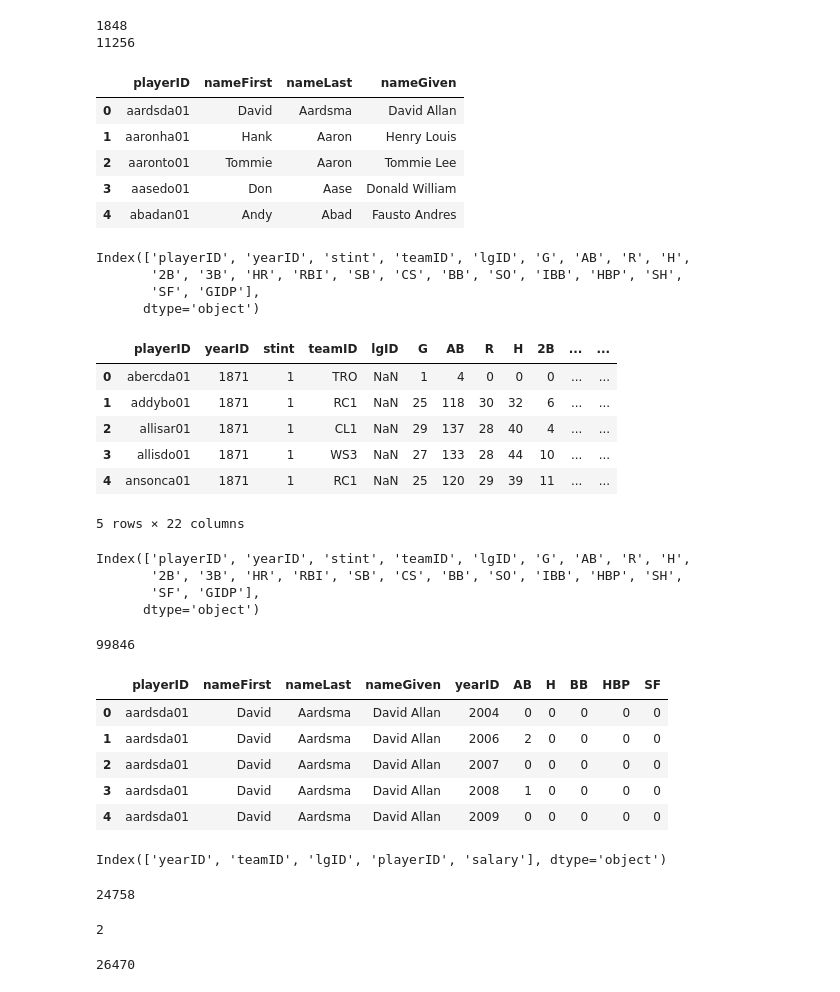
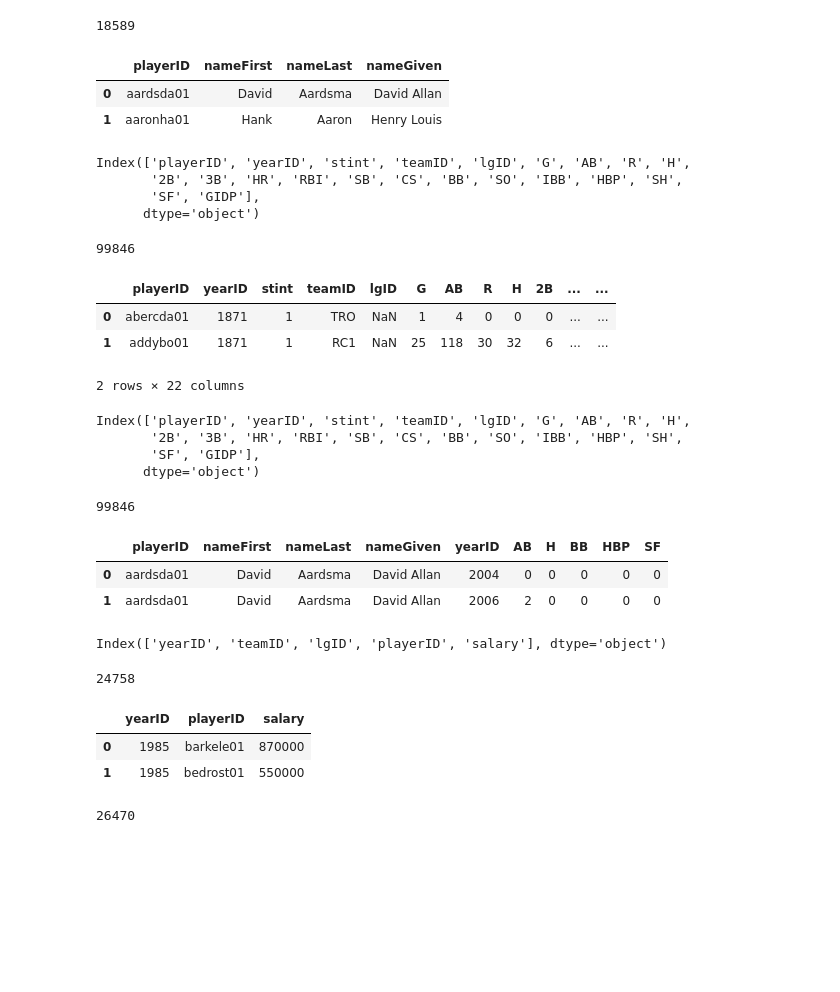
Before and after one commit to ahartz1/moneyball, a Jupyter notebook: moneyball.ipynb, the cells around one changed output. Saved outputs shown, nothing was run; the diff lists cells and outputs as text; code cells hidden in the pictures; blank space fills up the shorter version.

```diff
--- a/moneyball.ipynb
+++ b/moneyball.ipynb
@@ -30,22 +10,12 @@ dtype: object
-# %%
-def birth_state_count(state):
-    print(master[master['birthState'] == state].size)
-
-birth_state_count('RI')
-birth_state_count('FL')
-# %% [output]
-1848
-11256
 # %%
 bbmaster = master[['playerID', 'nameFirst', 'nameLast', 'nameGiven']]
-bbmaster.head()
+print(len(bbmaster))
+bbmaster.head(2)
 # %% [output]
+18589
 |  | playerID | nameFirst | nameLast | nameGiven |
 | 0 | aardsda01 | David | Aardsma | David Allan |
 | 1 | aaronha01 | Hank | Aaron | Henry Louis |
-| 2 | aaronto01 | Tommie | Aaron | Tommie Lee |
-| 3 | aasedo01 | Don | Aase | Donald William |
-| 4 | abadan01 | Andy | Abad | Fausto Andres |
 # %%
 batting = pd.read_csv('data/Batting.csv')
 batting.columns
@@ -54,16 +24,15 @@ Index(['playerID', 'yearID', 'stint', 'teamID', 'lgID', 'G', 'AB', 'R', 'H',
        '2B', '3B', 'HR', 'RBI', 'SB', 'CS', 'BB', 'SO', 'IBB', 'HBP', 'SH',
        'SF', 'GIDP'],
       dtype='object')
-# %%
-batting.head()
-# %% [output]
-|  | playerID | yearID | stint | teamID | lgID | G | AB | R | H | 2B | ... | ... |
-| 0 | abercda01 | 1871 | 1 | TRO | NaN | 1 | 4 | 0 | 0 | 0 | ... | ... |
-| 1 | addybo01 | 1871 | 1 | RC1 | NaN | 25 | 118 | 30 | 32 | 6 | ... | ... |
-| 2 | allisar01 | 1871 | 1 | CL1 | NaN | 29 | 137 | 28 | 40 | 4 | ... | ... |
-| 3 | allisdo01 | 1871 | 1 | WS3 | NaN | 27 | 133 | 28 | 44 | 10 | ... | ... |
-| 4 | ansonca01 | 1871 | 1 | RC1 | NaN | 25 | 120 | 29 | 39 | 11 | ... | ... |
-5 rows × 22 columns
+# %%
+print(len(batting))
+batting.head(2)
+# %% [output]
+99846
+|  | playerID | yearID | stint | teamID | lgID | G | AB | R | H | 2B | ... | ... |
+| 0 | abercda01 | 1871 | 1 | TRO | NaN | 1 | 4 | 0 | 0 | 0 | ... | ... |
+| 1 | addybo01 | 1871 | 1 | RC1 | NaN | 25 | 118 | 30 | 32 | 6 | ... | ... |
+2 rows × 22 columns
 # %%
 master_batting = pd.merge(master, batting)
 # %%
@@ -76,17 +45,14 @@ Index(['playerID', 'yearID', 'stint', 'teamID', 'lgID', 'G', 'AB', 'R', 'H',
 # %%
 bats = batting[['playerID', 'yearID','AB', 'H', 'BB', 'HBP', 'SF']]
 bats.head()
 print(len(bats))
 bbdata2 = pd.merge(bbmaster, bats)
-bbdata2.head()
+bbdata2.head(2)
 # %% [output]
 99846
 |  | playerID | nameFirst | nameLast | nameGiven | yearID | AB | H | BB | HBP | SF |
 | 0 | aardsda01 | David | Aardsma | David Allan | 2004 | 0 | 0 | 0 | 0 | 0 |
 | 1 | aardsda01 | David | Aardsma | David Allan | 2006 | 2 | 0 | 0 | 0 | 0 |
-| 2 | aardsda01 | David | Aardsma | David Allan | 2007 | 0 | 0 | 0 | 0 | 0 |
-| 3 | aardsda01 | David | Aardsma | David Allan | 2008 | 1 | 0 | 0 | 0 | 0 |
-| 4 | aardsda01 | David | Aardsma | David Allan | 2009 | 0 | 0 | 0 | 0 | 0 |
 # %%
 salaries = pd.read_csv('data/Salaries.csv')
 salaries.columns
@@ -95,11 +61,12 @@ Index(['yearID', 'teamID', 'lgID', 'playerID', 'salary'], dtype='object')
 # %%
 salaries = salaries[['yearID', 'playerID', 'salary']]
 print(len(salaries))
-salaries.head()
-len(salaries[salaries['salary'] == 0])
+salaries.head(2)
 # %% [output]
 24758
-2
+|  | yearID | playerID | salary |
+| 0 | 1985 | barkele01 | 870000 |
+| 1 | 1985 | bedrost01 | 550000 |
 # %%
 bbdata_sal = pd.merge(bbdata2, salaries)
 print(len(bbdata_sal))
```
Also changed, not shown: parts of 15 cells of this notebook.
